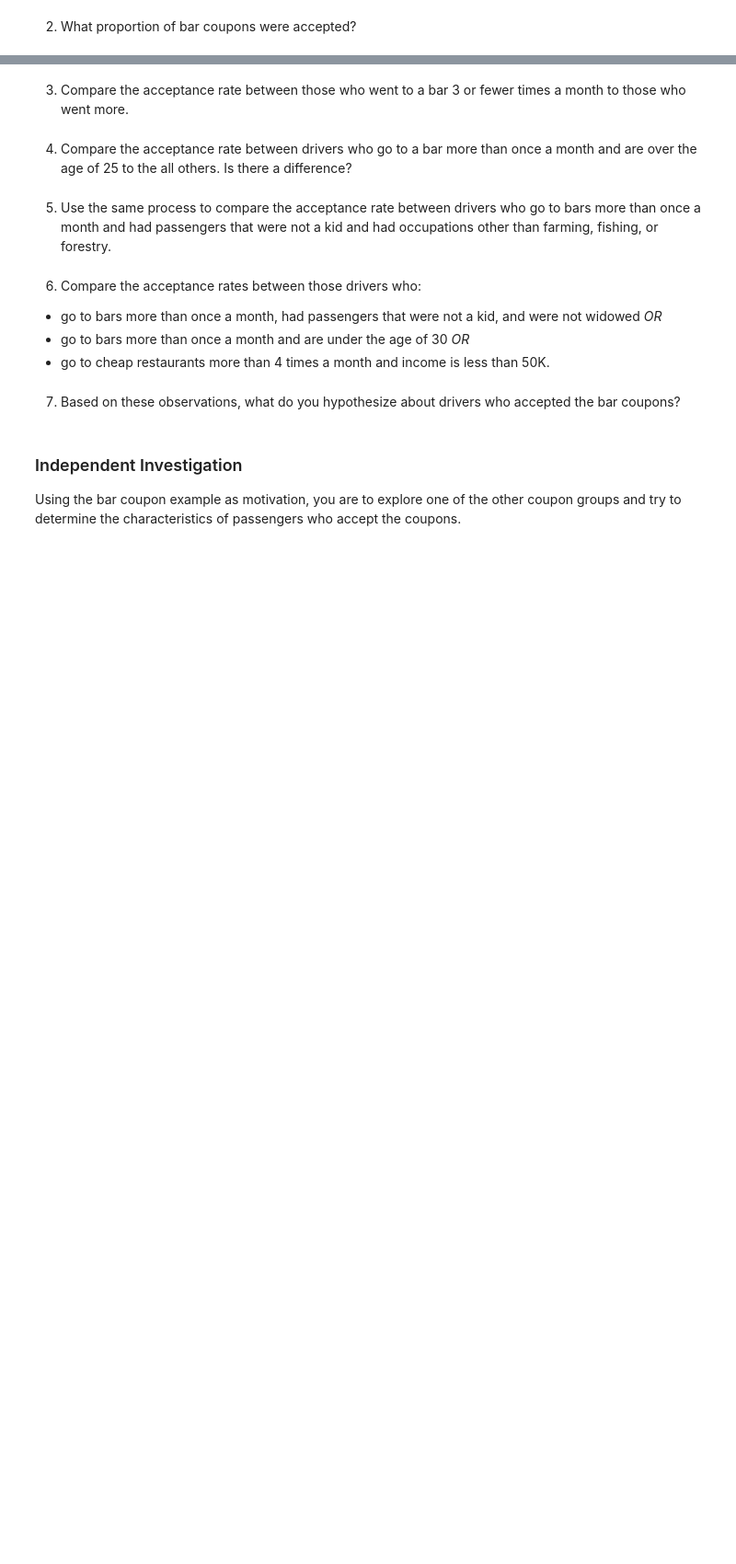
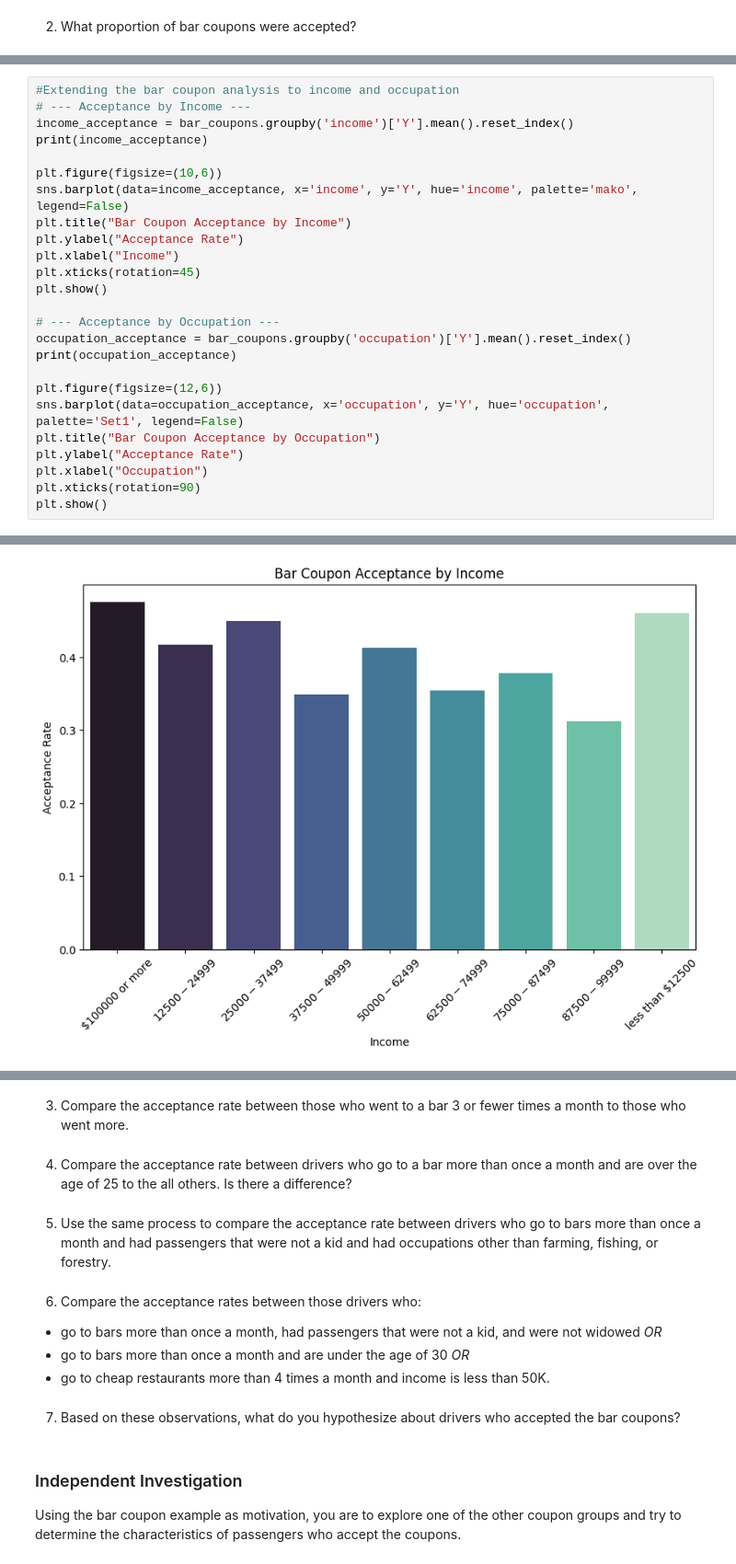
Before and after one commit to RohitKBhatnagar/CouponAcceptance, a Jupyter notebook: CouponAcceptance.ipynb, the cells around one changed output, grey strips where cells are left out. Shown: that part at 92% size. Saved outputs shown, nothing was run; the diff lists cells and outputs as text; blank space fills up the shorter version.

```diff
--- a/CouponAcceptance.ipynb
+++ b/CouponAcceptance.ipynb
@@ -453,0 +599,26 @@ Now, we will lead you through an exploration of just the bar related coupons.
+# %%
+#Extending the bar coupon analysis to income and occupation
+# --- Acceptance by Income ---
+income_acceptance = bar_coupons.groupby('income')['Y'].mean().reset_index()
+print(income_acceptance)
+
+plt.figure(figsize=(10,6))
+sns.barplot(data=income_acceptance, x='income', y='Y', hue='income', palette='mako', legend=False)
+plt.title("Bar Coupon Acceptance by Income")
+plt.ylabel("Acceptance Rate")
+plt.xlabel("Income")
+plt.xticks(rotation=45)
+plt.show()
+
+# --- Acceptance by Occupation ---
+occupation_acceptance = bar_coupons.groupby('occupation')['Y'].mean().reset_index()
+print(occupation_acceptance)
+
+plt.figure(figsize=(12,6))
+sns.barplot(data=occupation_acceptance, x='occupation', y='Y', hue='occupation', palette='Set1', legend=False)
+plt.title("Bar Coupon Acceptance by Occupation")
+plt.ylabel("Acceptance Rate")
+plt.xlabel("Occupation")
+plt.xticks(rotation=90)
+plt.show()
+# %% [output]
@@ -453,0 +635 @@ Now, we will lead you through an exploration of just the bar related coupons.
+[figure, added]
```
Also changed, not shown: parts of 7 cells of this notebook.
